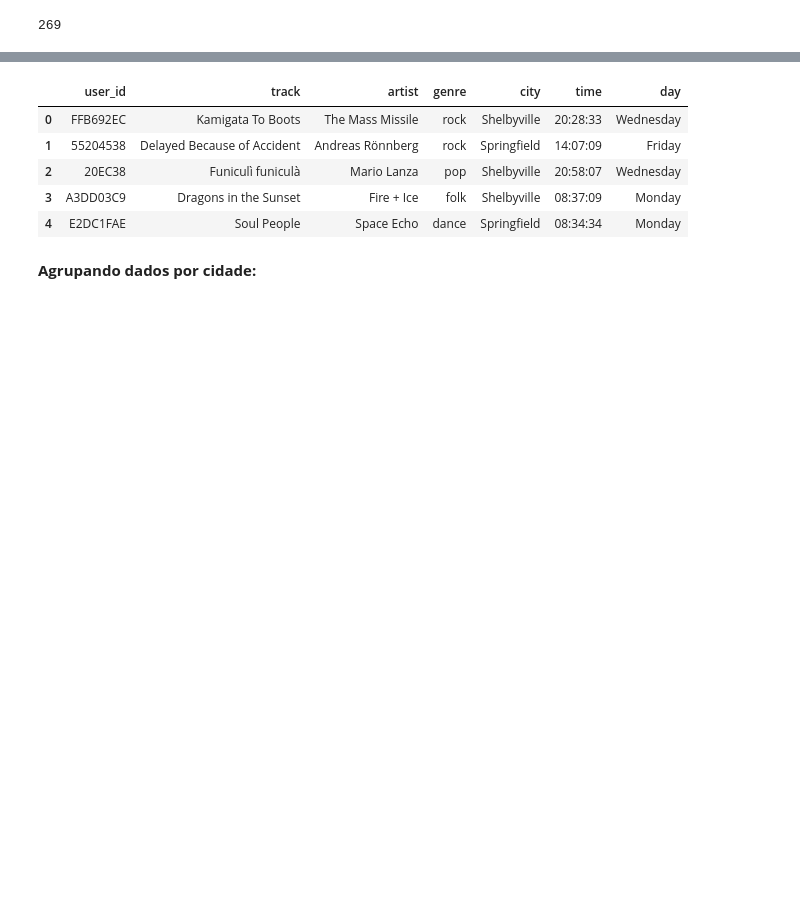
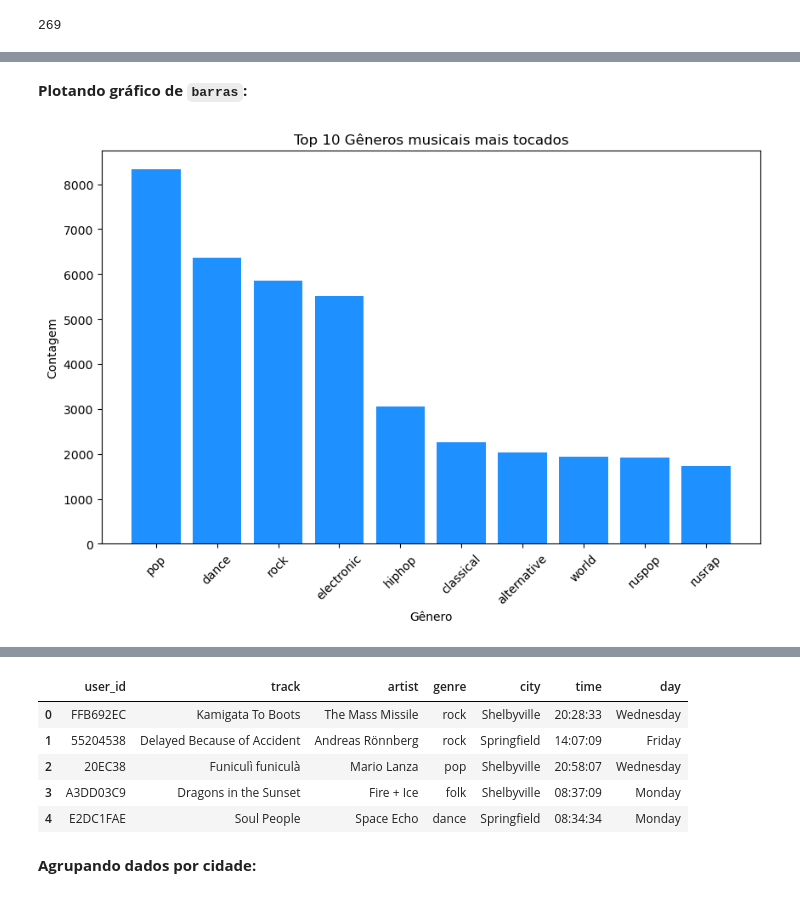
Before and after one commit to Marcusprog/Personal-Projects, a Jupyter notebook: Sprint 2/Projeto sprint 2.ipynb, the cells around one changed output, grey strips where cells are left out. Cells and saved outputs as stored; diff of their text form; code cells hidden in the pictures; blank space fills up the shorter version.

```diff
--- a/Sprint 2/Projeto sprint 2.ipynb
+++ b/Sprint 2/Projeto sprint 2.ipynb
@@ -150,6 +81,0 @@ print(new_col_names)
-# %%
-columns_new ={
-    "userid": "user_id"
-}
-df.rename(columns = columns_new, inplace=True)
-df.columns
@@ -162,0 +82,3 @@ Index(['user_id', 'track', 'artist', 'genre', 'city', 'time', 'day'], dtype='obj
+# %%
+df = df.rename(columns = {'userid': 'user_id'})
+df.columns
@@ -280,3 +128,0 @@ Name: genre, dtype: object
-# %%
-df = sorted(df['genre'].unique())
-df
@@ -314,0 +185,4 @@ A hipótese afirma que existem diferenças no consumo de música pelos usuários
+# %%
+genre_top_10 = df['genre'].value_counts().head(10).reset_index()
+genre_top_10.columns = ['genre', 'count']
+genre_top_10
@@ -314,0 +201,14 @@ A hipótese afirma que existem diferenças no consumo de música pelos usuários
+# %% [markdown]
+**Plotando gráfico de ``barras``:**
+# %%
+df_sorted = genre_top_10.sort_values(by='count', ascending=False)
+
+plt.figure(figsize=(10, 6))
+plt.bar(df_sorted['genre'], df_sorted['count'], color='#1E90FF')
+plt.xlabel('Gênero')
+plt.ylabel('Contagem')
+plt.title('Top 10 Gêneros musicais mais tocados')
+plt.xticks(rotation=45)
+plt.show()
+# %% [output]
+[figure, added]
```
Also changed, not shown: parts of 108 cells of this notebook.
